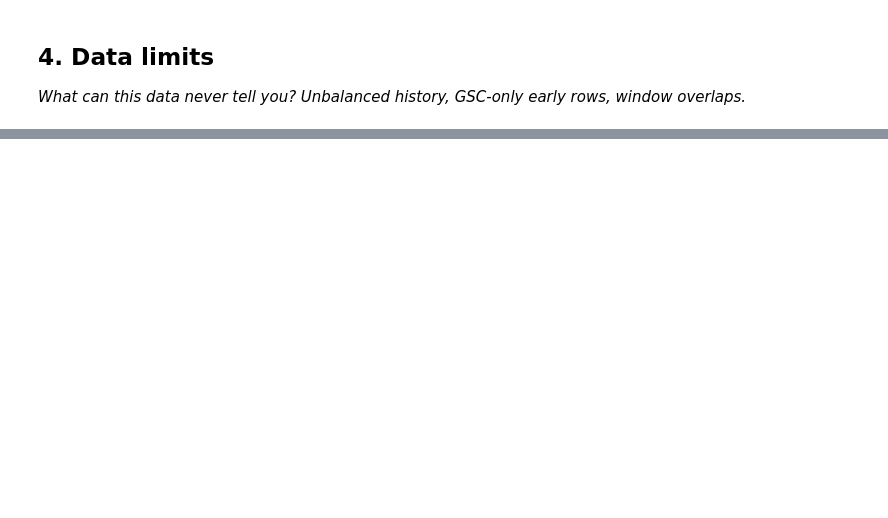
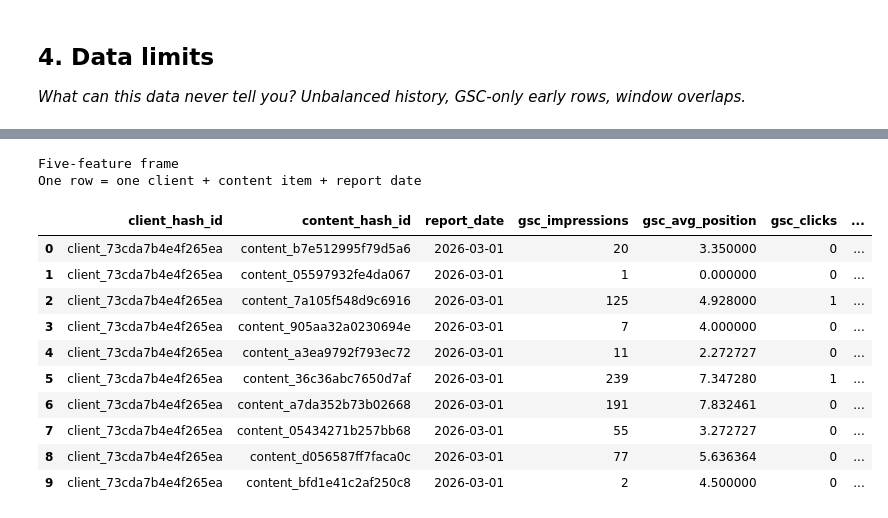
Before and after one commit to ujjwalkpandey/flyrank-internship, a Jupyter notebook: work/notebooks/w03_data_contract.ipynb, the cells around one changed output, grey strips where cells are left out. Drawn from its saved outputs; the diff is of its cells as text; code cells hidden in the pictures; blank space fills up the shorter version.

```diff
--- a/work/notebooks/w03_data_contract.ipynb
+++ b/work/notebooks/w03_data_contract.ipynb
@@ -29,0 +27,26 @@ This skeleton is yours to fill. Work the sections **in order** — each one has
+# %%
+import os
+import duckdb
+import pandas as pd
+
+# Connect to the FlyRank warehouse using the HF_TOKEN Secret
+try:
+    HF_TOKEN = os.environ.get("HF_TOKEN")
+    if not HF_TOKEN:
+        from google.colab import userdata
+        HF_TOKEN = userdata.get("HF_TOKEN")
+except Exception:
+    HF_TOKEN = None
+
+if not HF_TOKEN:
+    raise RuntimeError("HF_TOKEN was not found. Check Colab Secrets.")
+
+con = duckdb.connect()
+con.execute(f"CREATE OR REPLACE SECRET hf (TYPE huggingface, TOKEN '{HF_TOKEN}')")
+
+REL = "hf://datasets/FlyRank/internship-warehouse"
+
+FACT = f"read_parquet('{REL}/fact_content_daily_performance/**/*.parquet')"
+CONTENT = f"read_parquet('{REL}/dim_content.parquet')"
+
+print("Warehouse connection ready.")
@@ -46,0 +117,33 @@ Before you submit, confirm each line honestly:
+# %%
+features = con.sql(f"""
+SELECT
+    client_hash_id,
+    content_hash_id,
+    report_date,
+    gsc_impressions,
+    gsc_avg_position,
+    gsc_clicks,
+    ga4_engaged_sessions,
+    sessions_organic
+FROM {FACT}
+WHERE month = '2026-03'
+LIMIT 10
+""").df()
+
+print("Five-feature frame")
+print("One row = one client + content item + report date")
+display(features)
+# %% [output]
+Five-feature frame
+One row = one client + content item + report date
+|  | client_hash_id | content_hash_id | report_date | gsc_impressions | gsc_avg_position | gsc_clicks | ... |
+| 0 | client_73cda7b4e4f265ea | content_b7e512995f79d5a6 | 2026-03-01 | 20 | 3.350000 | 0 | ... |
+| 1 | client_73cda7b4e4f265ea | content_05597932fe4da067 | 2026-03-01 | 1 | 0.000000 | 0 | ... |
+| 2 | client_73cda7b4e4f265ea | content_7a105f548d9c6916 | 2026-03-01 | 125 | 4.928000 | 1 | ... |
+| 3 | client_73cda7b4e4f265ea | content_905aa32a0230694e | 2026-03-01 | 7 | 4.000000 | 0 | ... |
+| 4 | client_73cda7b4e4f265ea | content_a3ea9792f793ec72 | 2026-03-01 | 11 | 2.272727 | 0 | ... |
+| 5 | client_73cda7b4e4f265ea | content_36c36abc7650d7af | 2026-03-01 | 239 | 7.347280 | 1 | ... |
+| 6 | client_73cda7b4e4f265ea | content_a7da352b73b02668 | 2026-03-01 | 191 | 7.832461 | 0 | ... |
+| 7 | client_73cda7b4e4f265ea | content_05434271b257bb68 | 2026-03-01 | 55 | 3.272727 | 0 | ... |
+| 8 | client_73cda7b4e4f265ea | content_d056587ff7faca0c | 2026-03-01 | 77 | 5.636364 | 0 | ... |
+| 9 | client_73cda7b4e4f265ea | content_bfd1e41c2af250c8 | 2026-03-01 | 2 | 4.500000 | 0 | ... |
```
Also changed, not shown: parts of 16 cells of this notebook.
